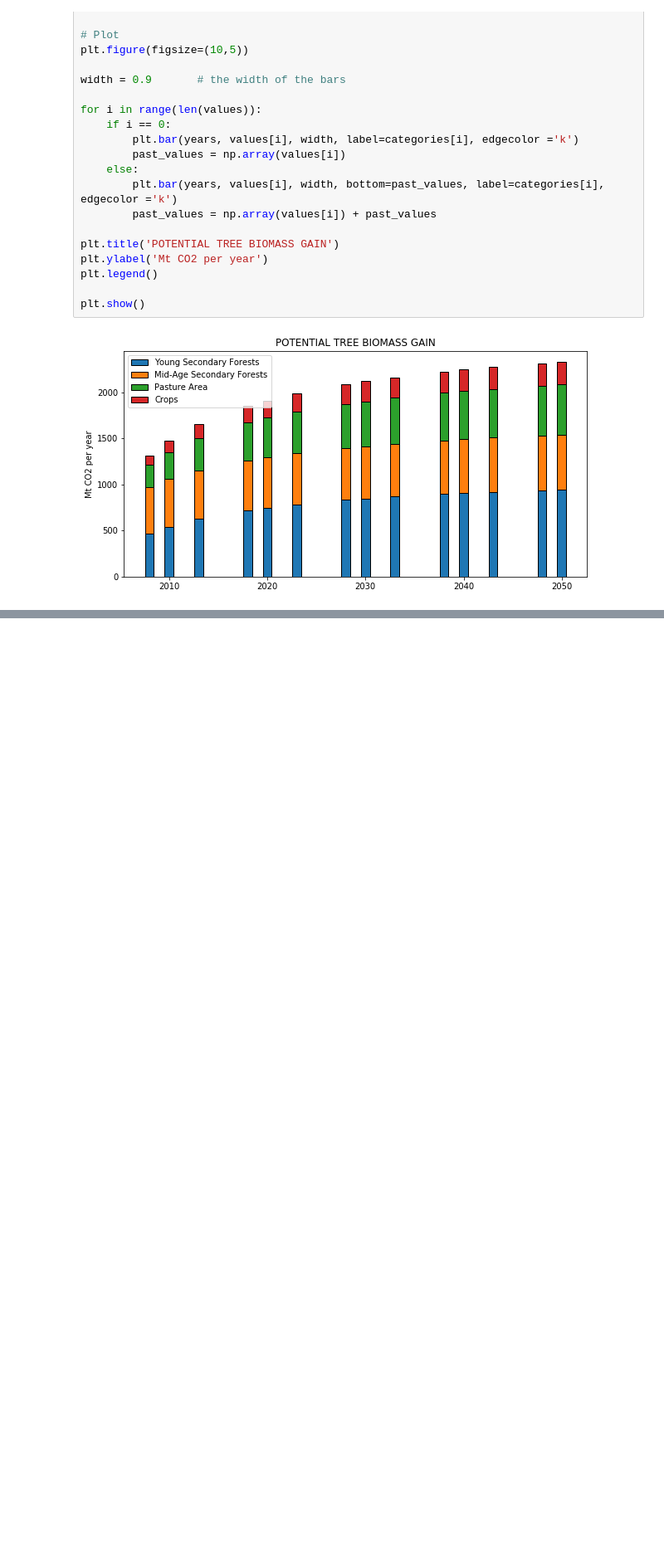
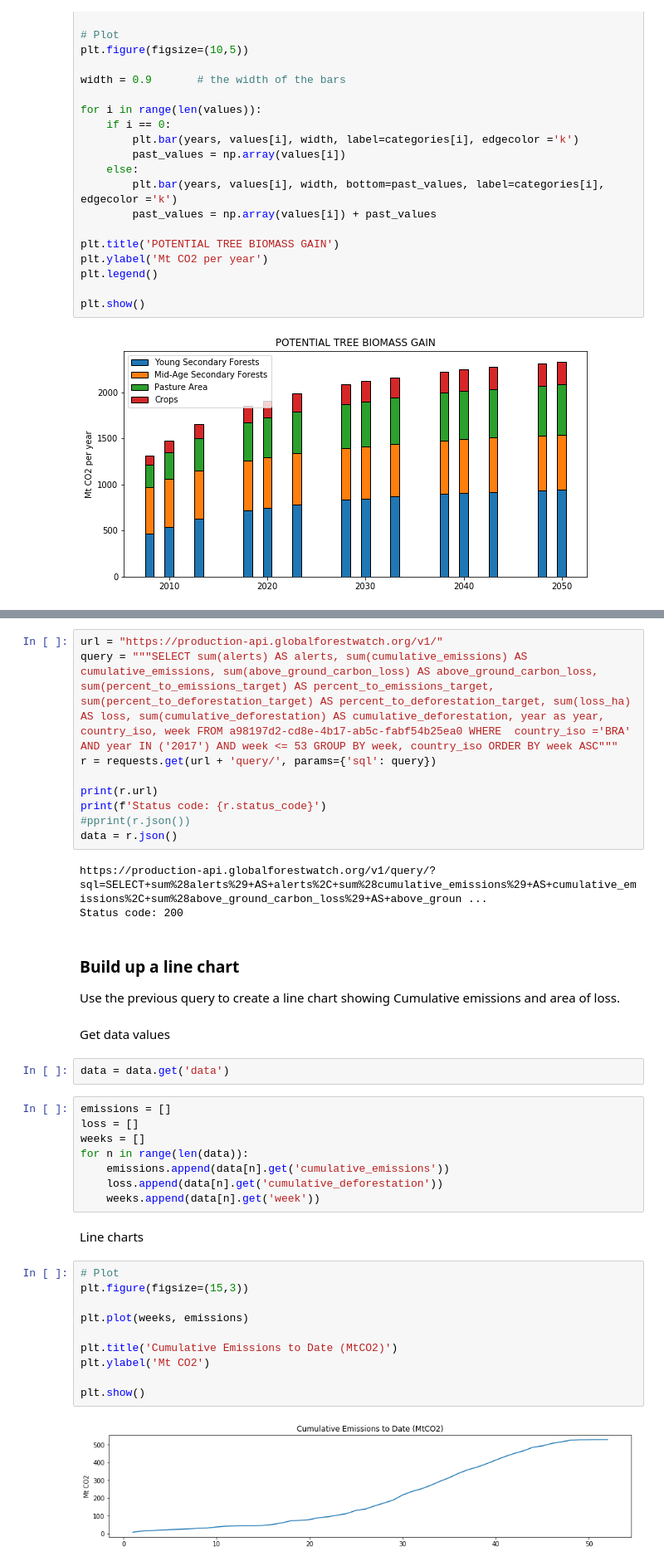
Before and after one commit to Vizzuality/data_sci_tutorials, a Jupyter notebook: work/gfwclimate_updated_widgets.ipynb, the cells around one changed output, grey strips where cells are left out. Shown at 83% size. Saved outputs shown, nothing was run; the diff lists cells and outputs as text; blank space fills up the shorter version.

Commit message:
added cumulative emissions widget

```diff
--- a/work/gfwclimate_updated_widgets.ipynb
+++ b/work/gfwclimate_updated_widgets.ipynb
@@ -432,0 +441,42 @@ plt.show()
+# %%
+url = "https://production-api.globalforestwatch.org/v1/"
+query = """SELECT sum(alerts) AS alerts, sum(cumulative_emissions) AS cumulative_emissions, sum(above_ground_carbon_loss) AS above_ground_carbon_loss, sum(percent_to_emissions_target) AS percent_to_emissions_target, sum(percent_to_deforestation_target) AS percent_to_deforestation_target, sum(loss_ha) AS loss, sum(cumulative_deforestation) AS cumulative_deforestation, year as year, country_iso, week FROM a98197d2-cd8e-4b17-ab5c-fabf54b25ea0 WHERE  country_iso ='BRA' AND year IN ('2017') AND week <= 53 GROUP BY week, country_iso ORDER BY week ASC"""
+r = requests.get(url + 'query/', params={'sql': query})
+
+print(r.url)
+print(f'Status code: {r.status_code}')
+#pprint(r.json())
+data = r.json()
+# %% [output]
+https://production-api.globalforestwatch.org/v1/query/?sql=SELECT+sum%28alerts%29+AS+alerts%2C+sum%28cumulative_emissions%29+AS+cumulative_emissions%2C+sum%28above_ground_carbon_loss%29+AS+above_groun ...
+Status code: 200
+# %% [markdown]
+### Build up a line chart
+
+Use the previous query to create a line chart showing Cumulative emissions and area of loss.
+# %% [markdown]
+Get data values
+# %%
+data = data.get('data')
+# %%
+emissions = []
+loss = []
+weeks = []
+for n in range(len(data)):
+    emissions.append(data[n].get('cumulative_emissions'))
+    loss.append(data[n].get('cumulative_deforestation'))
+    weeks.append(data[n].get('week'))
+# %% [markdown]
+Line charts
+# %%
+# Plot
+plt.figure(figsize=(15,3))
+
+plt.plot(weeks, emissions)
+
+plt.title('Cumulative Emissions to Date (MtCO2)')
+plt.ylabel('Mt CO2')
+
+plt.show()
+# %% [output]
+[figure, added]
```
Also changed, not shown: parts of 4 cells of this notebook.
